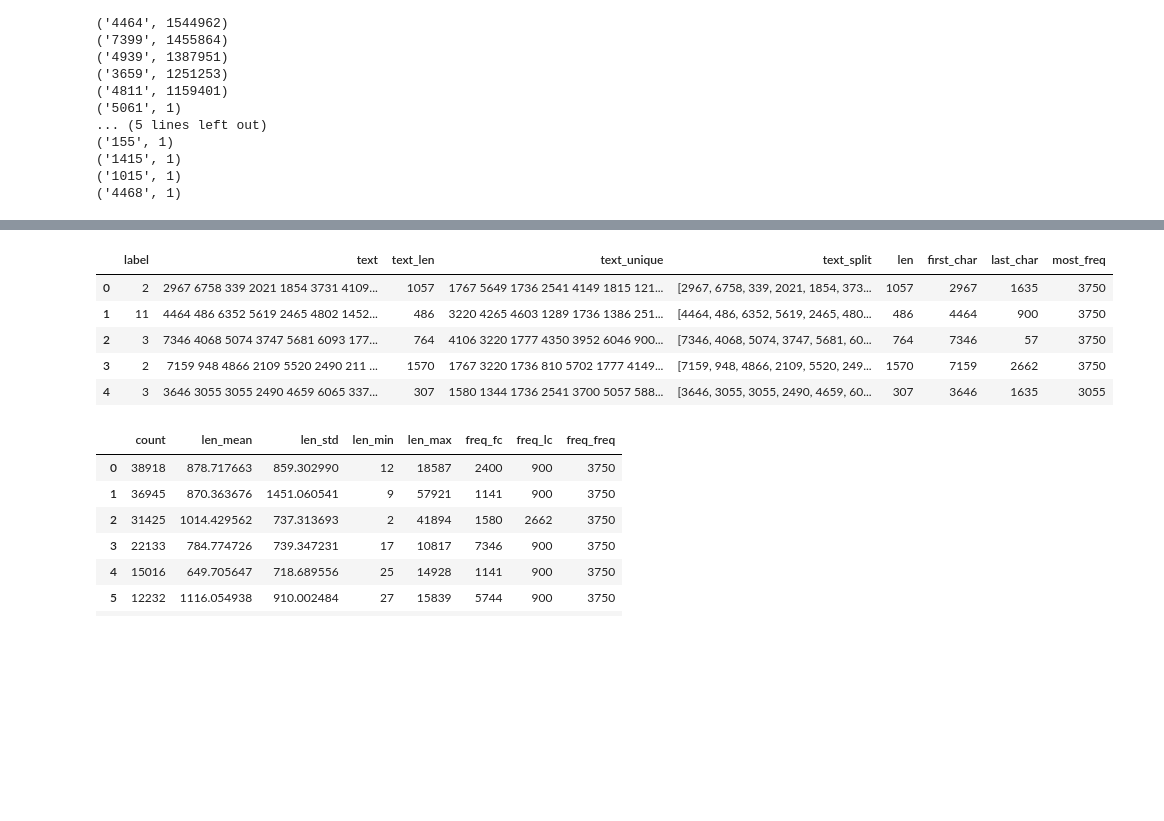
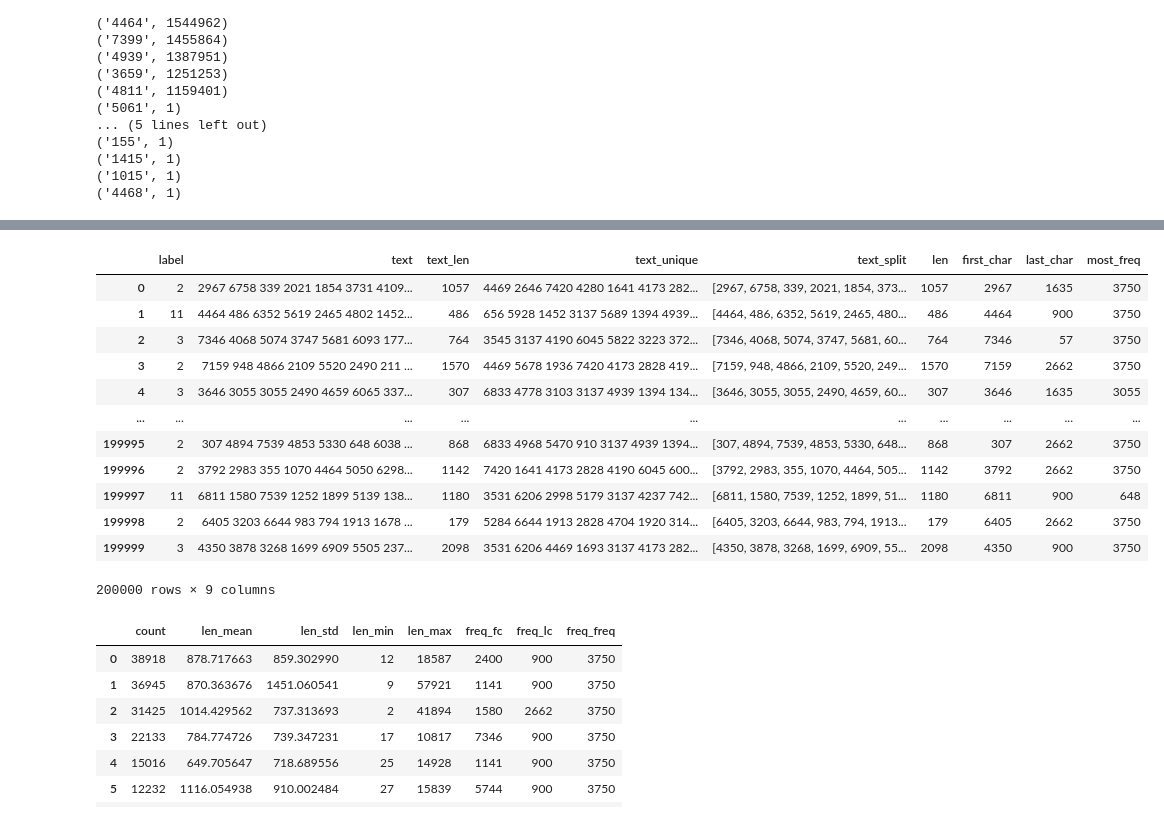
Before and after one commit to dcdmm/MLCompetition, a Jupyter notebook: tianchi_NewsTextClassification/EDA.ipynb, the cells around one changed output, grey strips where cells are left out. Cells and saved outputs as stored; diff of their text form; code cells hidden in the pictures; blank space fills up the shorter version.

```diff
--- a/tianchi_NewsTextClassification/EDA.ipynb
+++ b/tianchi_NewsTextClassification/EDA.ipynb
@@ -224,17 +278,24 @@ def func(lst):
 # %%
 train_df['text_split'] = train_df['text'].apply(lambda x: x.split())
 train_df['len'] = train_df['text'].apply(lambda x: len(x.split()))
 train_df['first_char'] = train_df['text_split'].apply(lambda x: x[0])
 train_df['last_char'] = train_df['text_split'].apply(lambda x: x[-1])
 train_df['most_freq'] = train_df['text_split'].apply(func)
-train_df.head()
+train_df
 # %% [output]
 |  | label | text | text_len | text_unique | text_split | len | first_char | last_char | most_freq |
-| 0 | 2 | 2967 6758 339 2021 1854 3731 4109... | 1057 | 1767 5649 1736 2541 4149 1815 121... | [2967, 6758, 339, 2021, 1854, 373... | 1057 | 2967 | 1635 | 3750 |
-| 1 | 11 | 4464 486 6352 5619 2465 4802 1452... | 486 | 3220 4265 4603 1289 1736 1386 251... | [4464, 486, 6352, 5619, 2465, 480... | 486 | 4464 | 900 | 3750 |
-| 2 | 3 | 7346 4068 5074 3747 5681 6093 177... | 764 | 4106 3220 1777 4350 3952 6046 900... | [7346, 4068, 5074, 3747, 5681, 60... | 764 | 7346 | 57 | 3750 |
-| 3 | 2 | 7159 948 4866 2109 5520 2490 211 ... | 1570 | 1767 3220 1736 810 5702 1777 4149... | [7159, 948, 4866, 2109, 5520, 249... | 1570 | 7159 | 2662 | 3750 |
-| 4 | 3 | 3646 3055 3055 2490 4659 6065 337... | 307 | 1580 1344 1736 2541 3700 5057 588... | [3646, 3055, 3055, 2490, 4659, 60... | 307 | 3646 | 1635 | 3055 |
+| 0 | 2 | 2967 6758 339 2021 1854 3731 4109... | 1057 | 4469 2646 7420 4280 1641 4173 282... | [2967, 6758, 339, 2021, 1854, 373... | 1057 | 2967 | 1635 | 3750 |
+| 1 | 11 | 4464 486 6352 5619 2465 4802 1452... | 486 | 656 5928 1452 3137 5689 1394 4939... | [4464, 486, 6352, 5619, 2465, 480... | 486 | 4464 | 900 | 3750 |
+| 2 | 3 | 7346 4068 5074 3747 5681 6093 177... | 764 | 3545 3137 4190 6045 5822 3223 372... | [7346, 4068, 5074, 3747, 5681, 60... | 764 | 7346 | 57 | 3750 |
+| 3 | 2 | 7159 948 4866 2109 5520 2490 211 ... | 1570 | 4469 5678 1936 7420 4173 2828 419... | [7159, 948, 4866, 2109, 5520, 249... | 1570 | 7159 | 2662 | 3750 |
+| 4 | 3 | 3646 3055 3055 2490 4659 6065 337... | 307 | 6833 4778 3103 3137 4939 1394 134... | [3646, 3055, 3055, 2490, 4659, 60... | 307 | 3646 | 1635 | 3055 |
+| ... | ... | ... | ... | ... | ... | ... | ... | ... | ... |
+| 199995 | 2 | 307 4894 7539 4853 5330 648 6038 ... | 868 | 6833 4968 5470 910 3137 4939 1394... | [307, 4894, 7539, 4853, 5330, 648... | 868 | 307 | 2662 | 3750 |
+| 199996 | 2 | 3792 2983 355 1070 4464 5050 6298... | 1142 | 7420 1641 4173 2828 4190 6045 600... | [3792, 2983, 355, 1070, 4464, 505... | 1142 | 3792 | 2662 | 3750 |
+| 199997 | 11 | 6811 1580 7539 1252 1899 5139 138... | 1180 | 3531 6206 2998 5179 3137 4237 742... | [6811, 1580, 7539, 1252, 1899, 51... | 1180 | 6811 | 900 | 648 |
+| 199998 | 2 | 6405 3203 6644 983 794 1913 1678 ... | 179 | 5284 6644 1913 2828 4704 1920 314... | [6405, 3203, 6644, 983, 794, 1913... | 179 | 6405 | 2662 | 3750 |
+| 199999 | 3 | 4350 3878 3268 1699 6909 5505 237... | 2098 | 3531 6206 4469 1693 3137 4173 282... | [4350, 3878, 3268, 1699, 6909, 55... | 2098 | 4350 | 900 | 3750 |
+200000 rows × 9 columns
 # %%
 train_df_info = pd.DataFrame(
     columns=['count', 'len_mean', 'len_std', 'len_min', 'len_max', 'freq_fc', 'freq_lc', 'freq_freq'])
```
Also changed, not shown: parts of 7 cells of this notebook, 1 other file.
